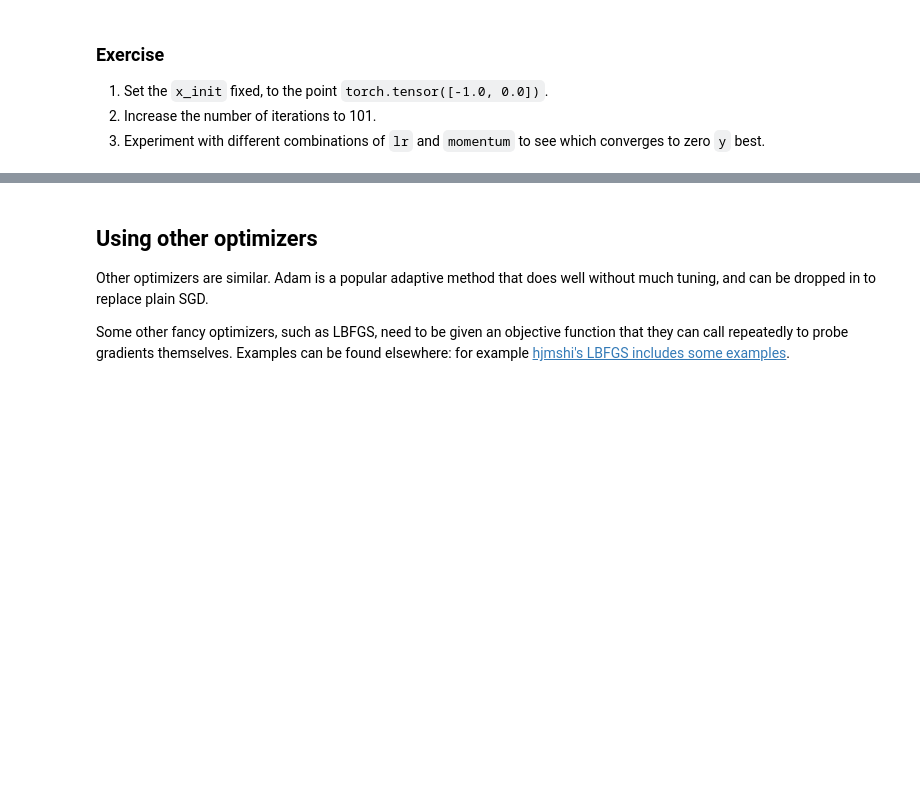
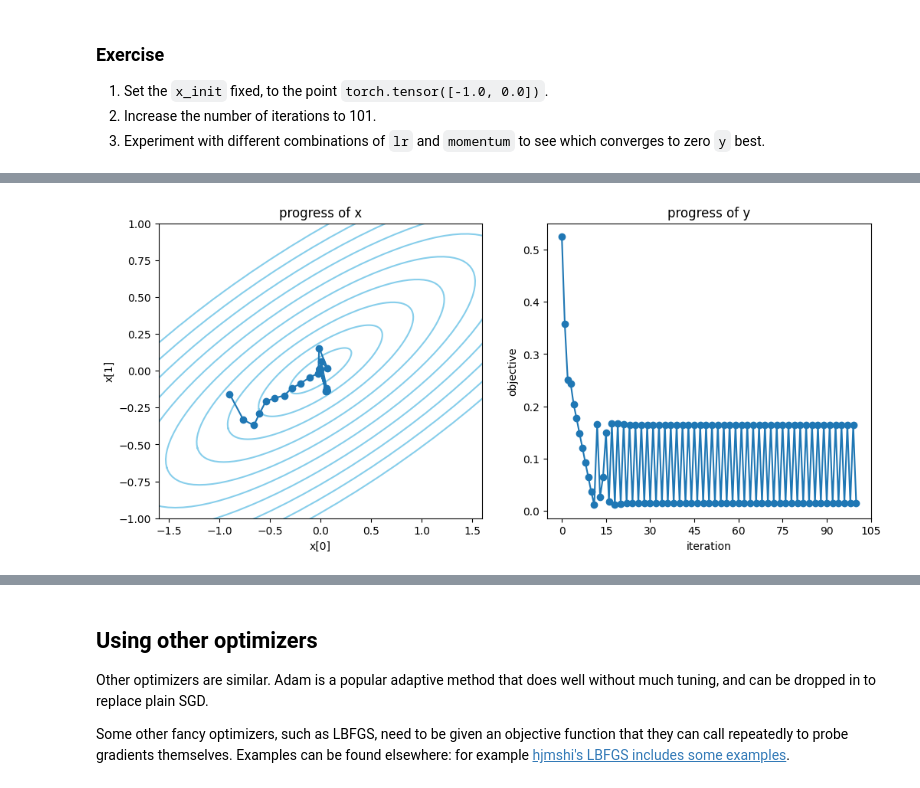
Before and after one commit to Kuroushall/how-to-read-pytorch, a Jupyter notebook: notebooks/3-Pytorch-Optimizers.ipynb, the cells around one changed output, grey strips where cells are left out. Cells and saved outputs as stored; diff of their text form; code cells hidden in the pictures; blank space fills up the shorter version.

```diff
--- a/notebooks/3-Pytorch-Optimizers.ipynb
+++ b/notebooks/3-Pytorch-Optimizers.ipynb
@@ -124,18 +171,13 @@ plot_progress(bowl, track, losses)
 # %%
-# TODO: Copy the SGD cell above, and modify it to
-# 1. set x_init to [-1, 0]
-x_init = torch.tensor([-1.0, 0.0])
-x = x_init.clone()
-x.requires_grad = True
-optimizer = torch.optim.SGD([x], lr=0.1, momentum=0.5)
-# 2. Increase iterations to 101
-for iter in range(101):
-    loss = torch.mm(bowl, x[:,None]).norm()
-    optimizer.zero_grad()
-    loss.backward()
-    optimizer.step()
-    track.append(x.detach().clone())
-    losses.append(loss.detach())
-
+#My comment: Now I plot the progress for the best y.
+best_lr, best_mom = results[0][1], results[0][2]
+x = torch.tensor([-1.0, 0.0], requires_grad=True)
+optimizer = torch.optim.SGD([x], lr=best_lr, momentum=best_mom)
+track, losses = [], []
+for _ in range(101):
+    loss = torch.mm(bowl, x[:, None]).norm()
+    optimizer.zero_grad(); loss.backward(); optimizer.step()
+    track.append(x.detach().clone()); losses.append(loss.detach())
 plot_progress(bowl, track, losses)
-# 3. Find settings for lr and momenum that get the lowest objective
+# %% [output]
+[figure, added]
```
Also changed, not shown: parts of 6 cells of this notebook.
